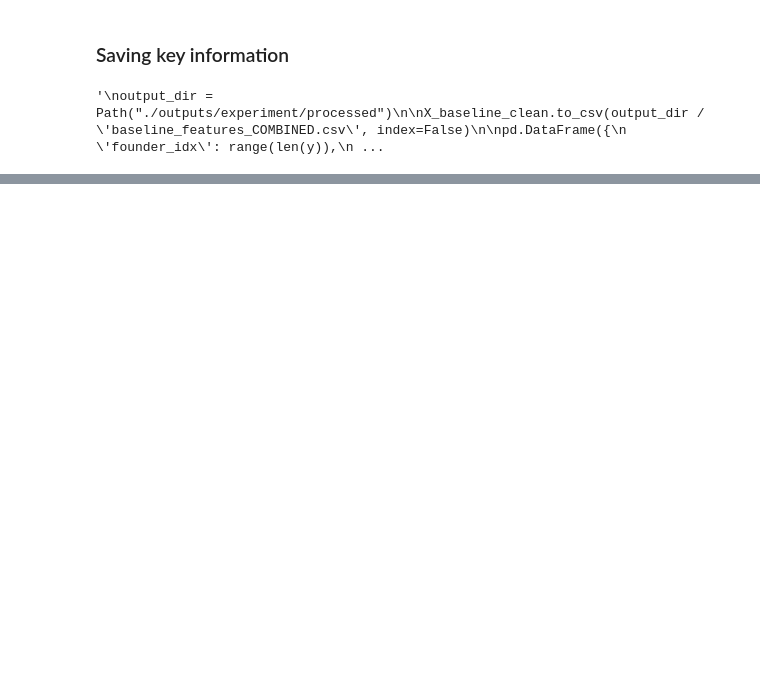
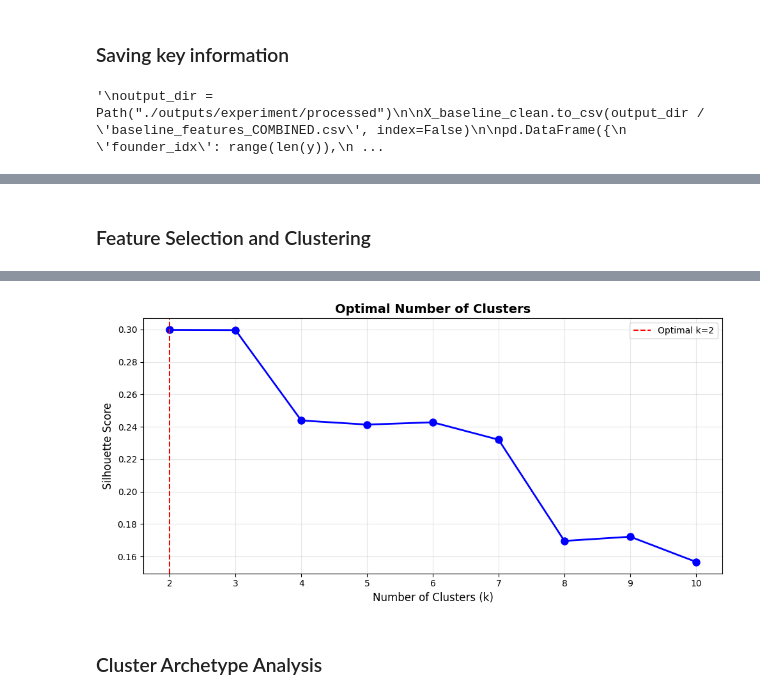
Before and after one commit to Vela-Research/Graph-Policy-Induction, a Jupyter notebook: walkthrough.ipynb, the cells around one changed output, grey strips where cells are left out. Drawn from its saved outputs; the diff is of its cells as text; code cells hidden in the pictures; blank space fills up the shorter version.

```diff
--- a/walkthrough.ipynb
+++ b/walkthrough.ipynb
@@ -73,14 +83,11 @@ def load_and_combine_datasets(
     private_path: str = '/home/imm/grte4643/Documents/Vela/Inputs/vcbench_final_private.csv'
 ) -> pd.DataFrame:
     """
-    Load and combine public + private datasets.
+    Load and combine public + private datasets
 
     Returns:
         Combined DataFrame with 'source' column
     """
-    print("=" * 50)
-    print("LOADING & COMBINING DATASETS")
-    print("=" * 50)
 
     df_public = pd.read_csv(public_path)
     df_private = pd.read_csv(private_path)
@@ -684,0 +1607,70 @@ In this section we are building the heterogenous graph structure.
+# %% [markdown]
+### Feature Selection and Clustering
+# %%
+# feature selection and optional subset
+
+key_baseline_cols = []
+
+edu_cols = [col for col in X_baseline.columns if 'edu' in col.lower()]
+key_baseline_cols.extend(edu_cols[:3])  # Top 3 education features
+job_cols = [col for col in X_baseline.columns if 'job' in col.lower() or 'experience' in col.lower()]
+key_baseline_cols.extend(job_cols[:3])  # Top 3 job features
+industry_cols = [col for col in X_baseline.columns if 'industry' in col.lower()]
+key_baseline_cols.extend(industry_cols[:2])  # Top 2 industry features
+
+if len(key_baseline_cols) == 0:
+    numeric_cols = X_baseline.select_dtypes(include=[np.number]).columns
+    key_baseline_cols = list(numeric_cols[:10])
+
+key_baseline_cols = [col for col in key_baseline_cols if col in X_baseline.columns]
+key_baseline_cols = list(set(key_baseline_cols))
+
+print(f"Selected {len(key_baseline_cols)} baseline features for clustering:")
+for col in key_baseline_cols:
+    print(f"  - {col}")
+
+X_baseline_clustering = X_baseline[key_baseline_cols].fillna(0)
+X_baseline_clustering_all = X_baseline.fillna(0)
+
+# standardisation
+
+scaler = StandardScaler()
+baseline_scaled = scaler.fit_transform(X_baseline_clustering)
+baseline_scaled_all = scaler.fit_transform(X_baseline_clustering_all)
+embeddings_scaled = scaler.fit_transform(gnn_embeddings)
+
+# concatenate
+
+combined_features = np.concatenate([
+    embeddings_scaled,
+    baseline_scaled_all
+], axis=1)
+
+# sillhouette score - cluster optisimation (optional)
+
+k_range = range(2, 11)
+silhouette_scores = []
+
+for k in k_range:
+    kmeans = KMeans(n_clusters=k, random_state=42, n_init=10)
+    cluster_labels = kmeans.fit_predict(combined_features)
+    score = silhouette_score(combined_features, cluster_labels)
+    silhouette_scores.append(score)
+    print(f"  k={k}: silhouette score = {score:.4f}")
+
+optimal_k = k_range[np.argmax(silhouette_scores)]
+best_score = max(silhouette_scores)
+
+# Plot silhouette scores
+plt.figure(figsize=(10, 5))
+plt.plot(list(k_range), silhouette_scores, 'bo-', linewidth=2, markersize=8)
+plt.xlabel('Number of Clusters (k)', fontsize=12)
+plt.ylabel('Silhouette Score', fontsize=12)
+plt.title('Optimal Number of Clusters', fontsize=14, fontweight='bold')
+plt.axvline(x=optimal_k, color='red', linestyle='--', label=f'Optimal k={optimal_k}')
+plt.grid(True, alpha=0.3)
+plt.legend()
+plt.tight_layout()
+plt.show()
+plt.close()
+# %% [output]
@@ -684,0 +1693,3 @@ In this section we are building the heterogenous graph structure.
+[figure, added]
+# %% [markdown]
+### Cluster Archetype Analysis
```
Also changed, not shown: parts of 53 cells of this notebook.
